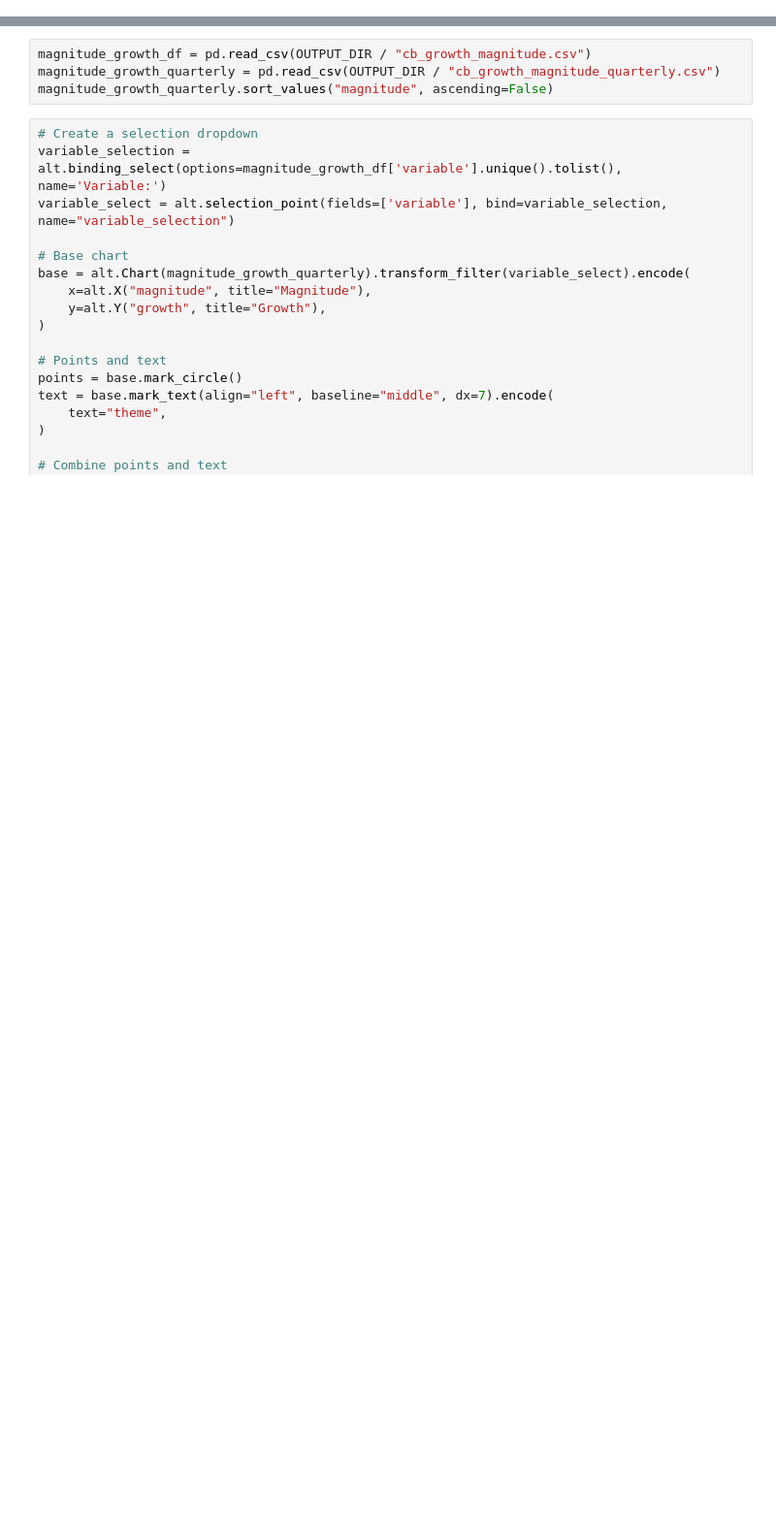
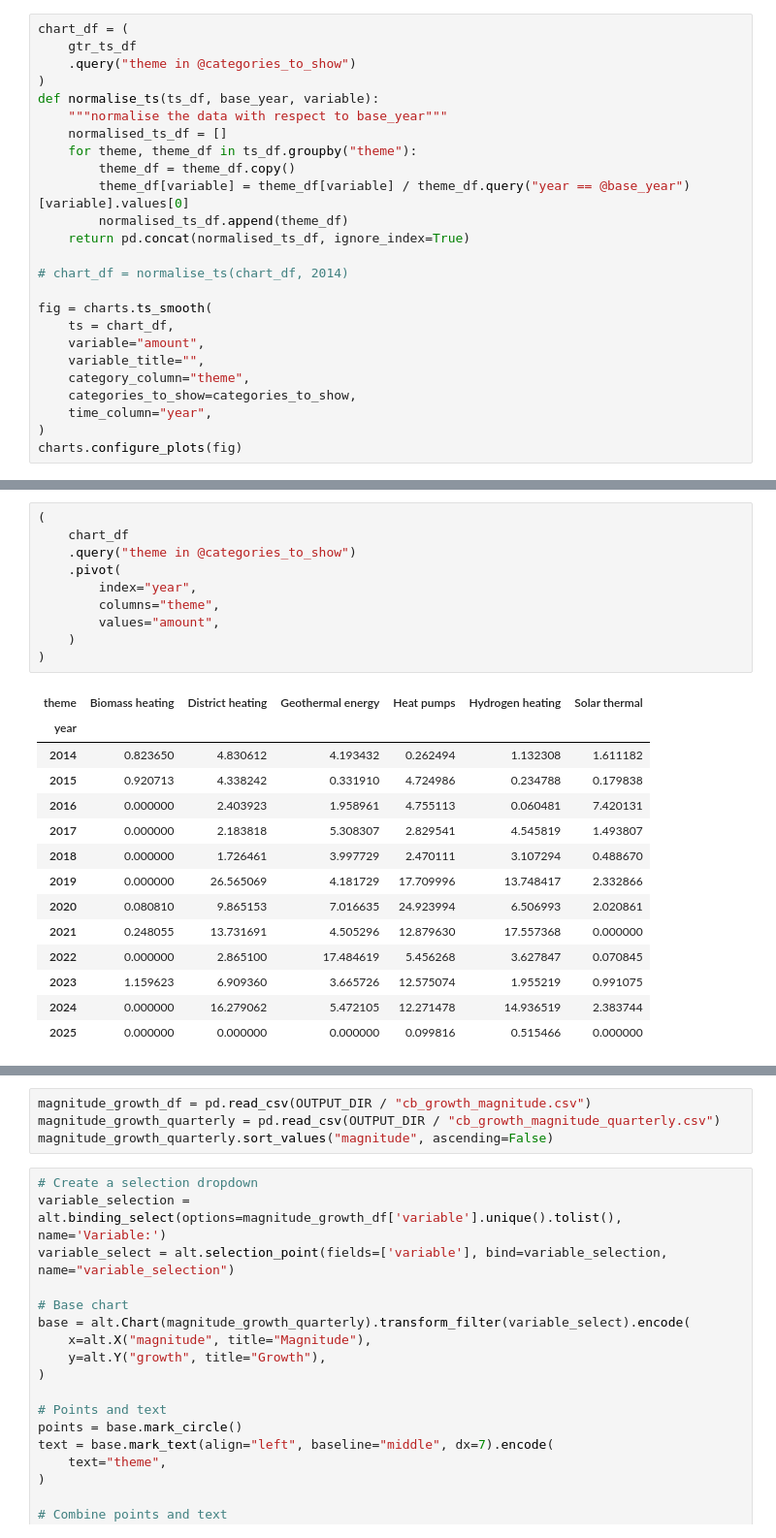
Before and after one commit to nestauk/discovery_mission_radar_prototyping, a Jupyter notebook: notebooks/2025_02_MS_asf/kk_04_radar_charts.ipynb, the cells around one changed output, grey strips where cells are left out. Shown at 97% size. Cells and saved outputs as stored; diff of their text form; blank space fills up the shorter version.

```diff
--- a/notebooks/2025_02_MS_asf/kk_04_radar_charts.ipynb
+++ b/notebooks/2025_02_MS_asf/kk_04_radar_charts.ipynb
@@ -18,0 +471,25 @@ OUTPUT_DIR = src_utils.OUTPUT_DIR / "mission_radar"
+# %%
+chart_df = (
+    gtr_ts_df
+    .query("theme in @categories_to_show")
+)
+def normalise_ts(ts_df, base_year, variable):
+    """normalise the data with respect to base_year"""
+    normalised_ts_df = []
+    for theme, theme_df in ts_df.groupby("theme"):
+        theme_df = theme_df.copy()
+        theme_df[variable] = theme_df[variable] / theme_df.query("year == @base_year")[variable].values[0]
+        normalised_ts_df.append(theme_df)
+    return pd.concat(normalised_ts_df, ignore_index=True)
+
+# chart_df = normalise_ts(chart_df, 2014)
+
+fig = charts.ts_smooth(
+    ts = chart_df,
+    variable="amount",
+    variable_title="",
+    category_column="theme",
+    categories_to_show=categories_to_show,
+    time_column="year",
+)
+charts.configure_plots(fig)
@@ -18,0 +498,25 @@ OUTPUT_DIR = src_utils.OUTPUT_DIR / "mission_radar"
+# %%
+(
+    chart_df
+    .query("theme in @categories_to_show")
+    .pivot(
+        index="year",
+        columns="theme",
+        values="amount",
+    )
+)
+# %% [output]
+| theme | Biomass heating | District heating | Geothermal energy | Heat pumps | Hydrogen heating | Solar thermal |
+| year |  |  |  |  |  |  |
+| 2014 | 0.823650 | 4.830612 | 4.193432 | 0.262494 | 1.132308 | 1.611182 |
+| 2015 | 0.920713 | 4.338242 | 0.331910 | 4.724986 | 0.234788 | 0.179838 |
+| 2016 | 0.000000 | 2.403923 | 1.958961 | 4.755113 | 0.060481 | 7.420131 |
+| 2017 | 0.000000 | 2.183818 | 5.308307 | 2.829541 | 4.545819 | 1.493807 |
+| 2018 | 0.000000 | 1.726461 | 3.997729 | 2.470111 | 3.107294 | 0.488670 |
+| 2019 | 0.000000 | 26.565069 | 4.181729 | 17.709996 | 13.748417 | 2.332866 |
+| 2020 | 0.080810 | 9.865153 | 7.016635 | 24.923994 | 6.506993 | 2.020861 |
+| 2021 | 0.248055 | 13.731691 | 4.505296 | 12.879630 | 17.557368 | 0.000000 |
+| 2022 | 0.000000 | 2.865100 | 17.484619 | 5.456268 | 3.627847 | 0.070845 |
+| 2023 | 1.159623 | 6.909360 | 3.665726 | 12.575074 | 1.955219 | 0.991075 |
+| 2024 | 0.000000 | 16.279062 | 5.472105 | 12.271478 | 14.936519 | 2.383744 |
+| 2025 | 0.000000 | 0.000000 | 0.000000 | 0.099816 | 0.515466 | 0.000000 |
```
Also changed, not shown: parts of 72 cells of this notebook, 12 other files.
